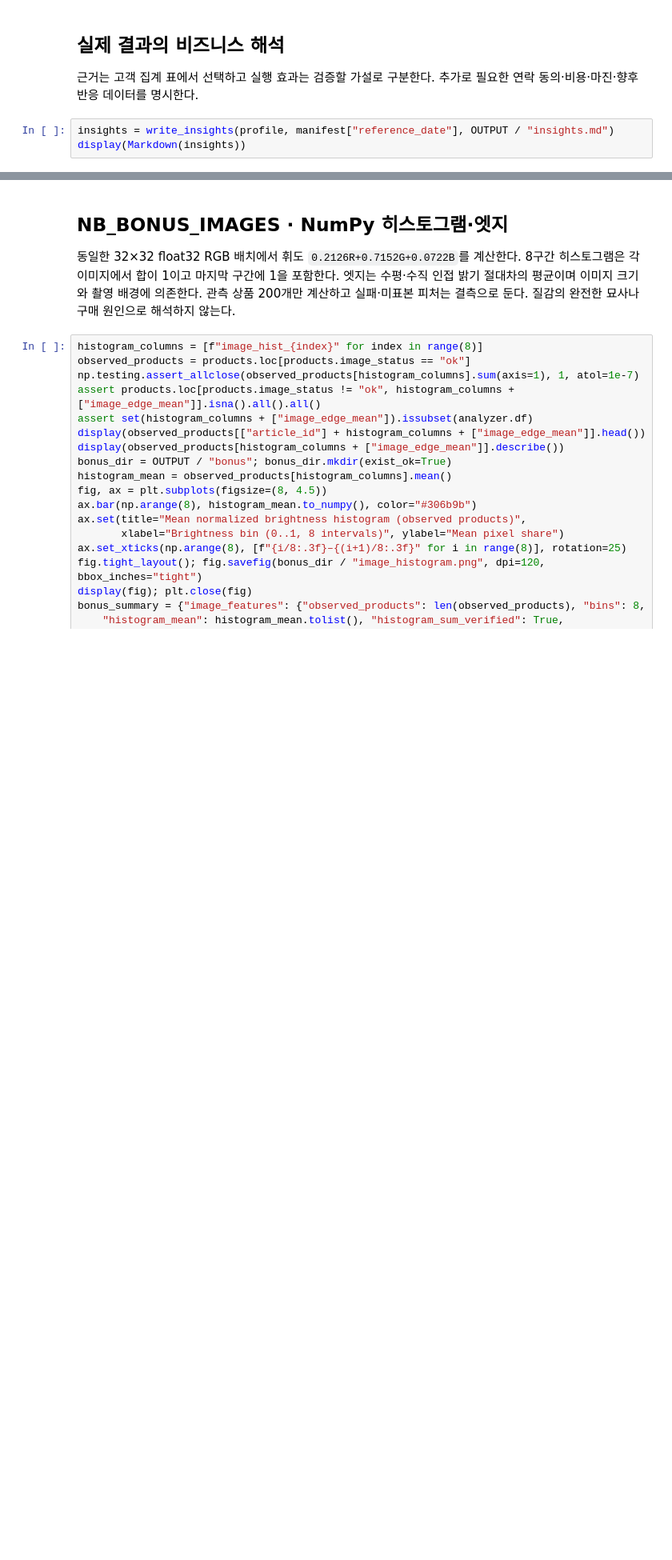
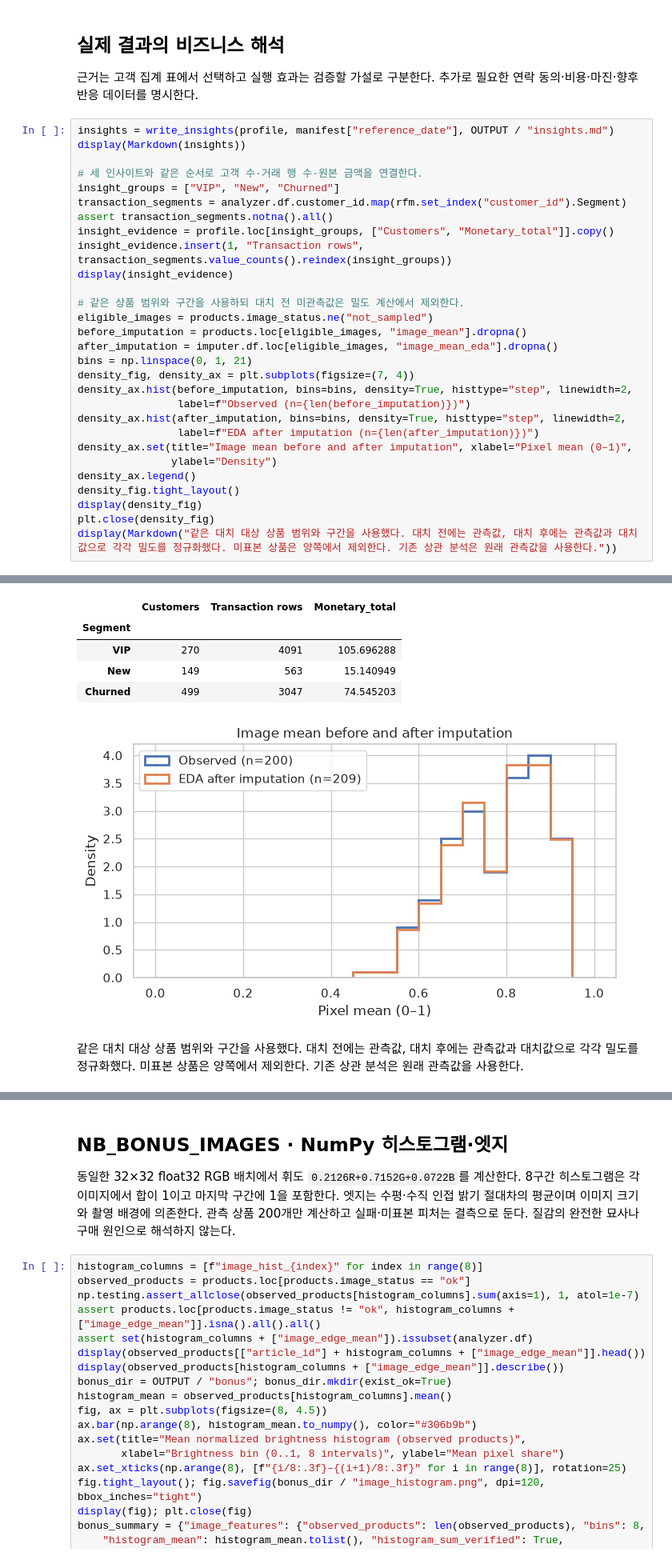
Before and after one commit to ntt65/A1_1, a Jupyter notebook: notebooks/analysis_report.ipynb, the cells around one changed output, grey strips where cells are left out. Shown at 80% size. Drawn from its saved outputs; the diff is of its cells as text; blank space fills up the shorter version.

```diff
--- a/notebooks/analysis_report.ipynb
+++ b/notebooks/analysis_report.ipynb
@@ -334,27 +385,60 @@ display(Markdown(f"첫 달 대비 마지막 달의 표본 금액 변화는 {chan
 # %%
 insights = write_insights(profile, manifest["reference_date"], OUTPUT / "insights.md")
 display(Markdown(insights))
+
+# 세 인사이트와 같은 순서로 고객 수·거래 행 수·원본 금액을 연결한다.
+insight_groups = ["VIP", "New", "Churned"]
+transaction_segments = analyzer.df.customer_id.map(rfm.set_index("customer_id").Segment)
+assert transaction_segments.notna().all()
+insight_evidence = profile.loc[insight_groups, ["Customers", "Monetary_total"]].copy()
+insight_evidence.insert(1, "Transaction rows", transaction_segments.value_counts().reindex(insight_groups))
+display(insight_evidence)
+
+# 같은 상품 범위와 구간을 사용하되 대치 전 미관측값은 밀도 계산에서 제외한다.
+eligible_images = products.image_status.ne("not_sampled")
+before_imputation = products.loc[eligible_images, "image_mean"].dropna()
+after_imputation = imputer.df.loc[eligible_images, "image_mean_eda"].dropna()
+bins = np.linspace(0, 1, 21)
+density_fig, density_ax = plt.subplots(figsize=(7, 4))
+density_ax.hist(before_imputation, bins=bins, density=True, histtype="step", linewidth=2,
+                label=f"Observed (n={len(before_imputation)})")
+density_ax.hist(after_imputation, bins=bins, density=True, histtype="step", linewidth=2,
+                label=f"EDA after imputation (n={len(after_imputation)})")
+density_ax.set(title="Image mean before and after imputation", xlabel="Pixel mean (0–1)",
+               ylabel="Density")
+density_ax.legend()
+density_fig.tight_layout()
+display(density_fig)
+plt.close(density_fig)
+display(Markdown("같은 대치 대상 상품 범위와 구간을 사용했다. 대치 전에는 관측값, 대치 후에는 관측값과 대치값으로 각각 밀도를 정규화했다. 미표본 상품은 양쪽에서 제외한다. 기존 상관 분석은 원래 관측값을 사용한다."))
 # %% [output]
 # 실제 표본 기반 인사이트
 
 기준일 2020-08-31. 2020년 6~8월의 선택 고객·전체 판매 채널 표본에 한정한 관측이다. 금액은 H&M 원본 단위이며 통화를 추정하지 않는다. 아래 비중은 고객별 RFM에서 집계했고 원본 행·식별자는 포함하지 않는다. 표 위치는 노트북 `NB_RFM`의 세그먼트 프로파일이다.
 
 ## 1. VIP 유지 실험
 
 - **근거:** VIP는 고객의 27.0%이며 관측 구매금액의 52.3%를 차지한다. 고액·반복 구매 그룹의 유지 성과를 따로 관찰할 이유가 있다.
 - **실행:** VIP에 재입고·신상품 우선 알림을 시험하고, 불필요한 상시 할인 없이 재구매를 유지할 수 있는지 확인한다. 효과는 가설이다.
 - **검증:** 발송군과 무작위 미발송군의 이후 구매율·고객당 마진을 비교한다. 반응 이력·마진·추가 관찰 기간이 필요하며 차이가 없으면 가설을 기각한다.
 
 ## 2. 최근 1개 구매일 고객의 다음 구매 유도
 
 - **근거:** New 그룹은 고객의 14.9%이고 고유 구매일 수 중앙값은 1일이다. 관찰 기간 내 한 구매일만 확인된 그룹이며 실제 신규 가입 고객을 뜻하지 않는다.
 - **실행:** 이 그룹에 구매 상품군을 고려한 후속 안내를 시험해 두 번째 구매일이 생기는 비율을 높이는 것을 목표로 한다.
 - **검증:** 미발송군 대비 30일 내 추가 구매일 발생률과 마진을 비교한다. 연락 동의·상품 반응·향후 거래가 필요하며 자연 재구매와 계절성의 영향을 통제한다.
 
 ## 3. 낮은 최근성 그룹의 재활성화 타당성 확인
 
 - **근거:** Churned는 고객의 49.9%이고 최근 구매 이후 일수 중앙값은 60일이다. 표본 내 상대적으로 낮은 최근성 그룹이며 실제 이탈 확정값은 아니다.
 - **실행:** 이 그룹의 과거 반복 구매 여부를 나눠 재입고 안내나 제한된 혜택을 소규모로 실험한다. 재활성화 효과와 비용을 함께 확인한다.
 - **검증:** 무작위 대조군과 순증 구매율·혜택 비용 차감 후 마진을 비교한다. 비용·상품 재고·후속 거래가 필요하며 수익이 늘지 않으면 확대하지 않는다.
 
 세 인사이트의 우선순위와 ROI는 현재 데이터만으로 확정하지 않는다. 이미지 평균·표준편차는 밝기·배경·색상 요약이며 상품 패턴이나 구매 원인을 직접 설명하지 않는다.
+|  | Customers | Transaction rows | Monetary_total |
+| Segment |  |  |  |
+| VIP | 270 | 4091 | 105.696288 |
+| New | 149 | 563 | 15.140949 |
+| Churned | 499 | 3047 | 74.545203 |
+[figure, added]
+같은 대치 대상 상품 범위와 구간을 사용했다. 대치 전에는 관측값, 대치 후에는 관측값과 대치값으로 각각 밀도를 정규화했다. 미표본 상품은 양쪽에서 제외한다. 기존 상관 분석은 원래 관측값을 사용한다.
```
Also changed, not shown: parts of 9 cells of this notebook, 1 other file.
